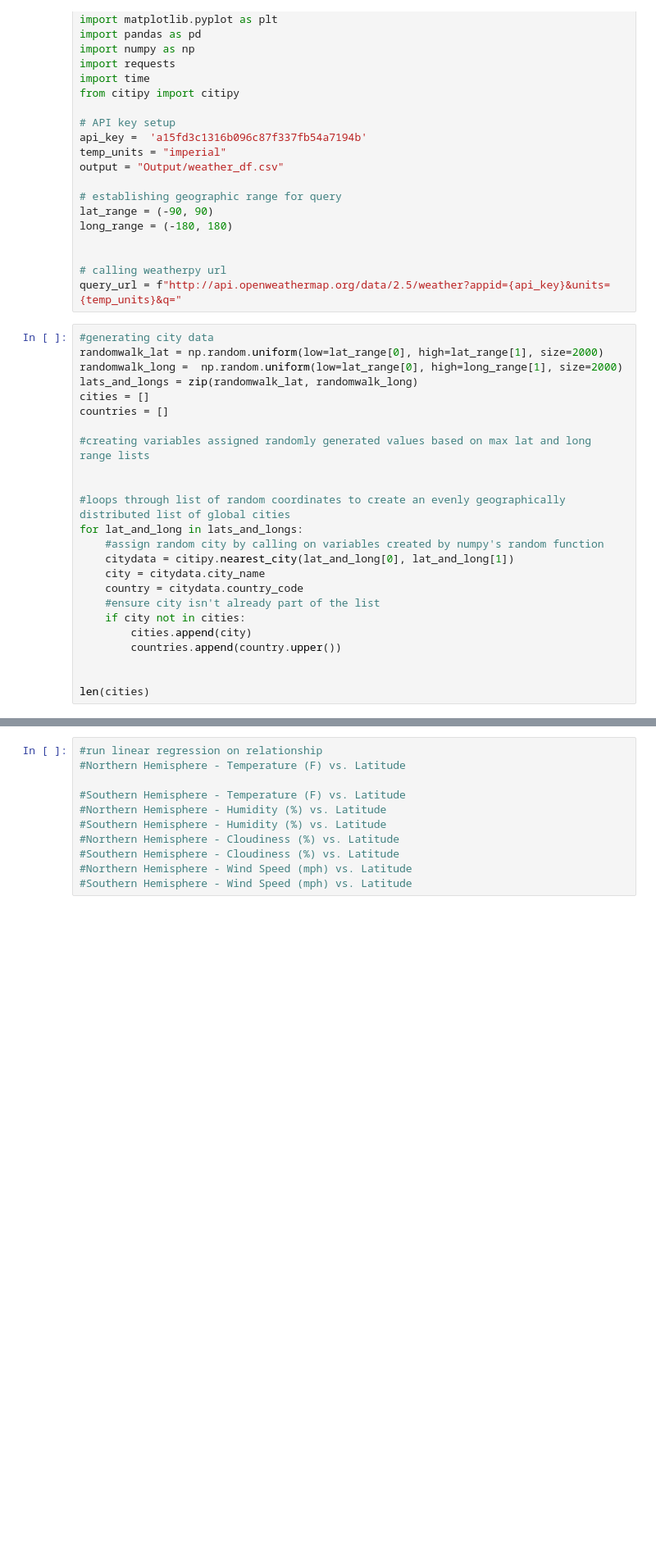
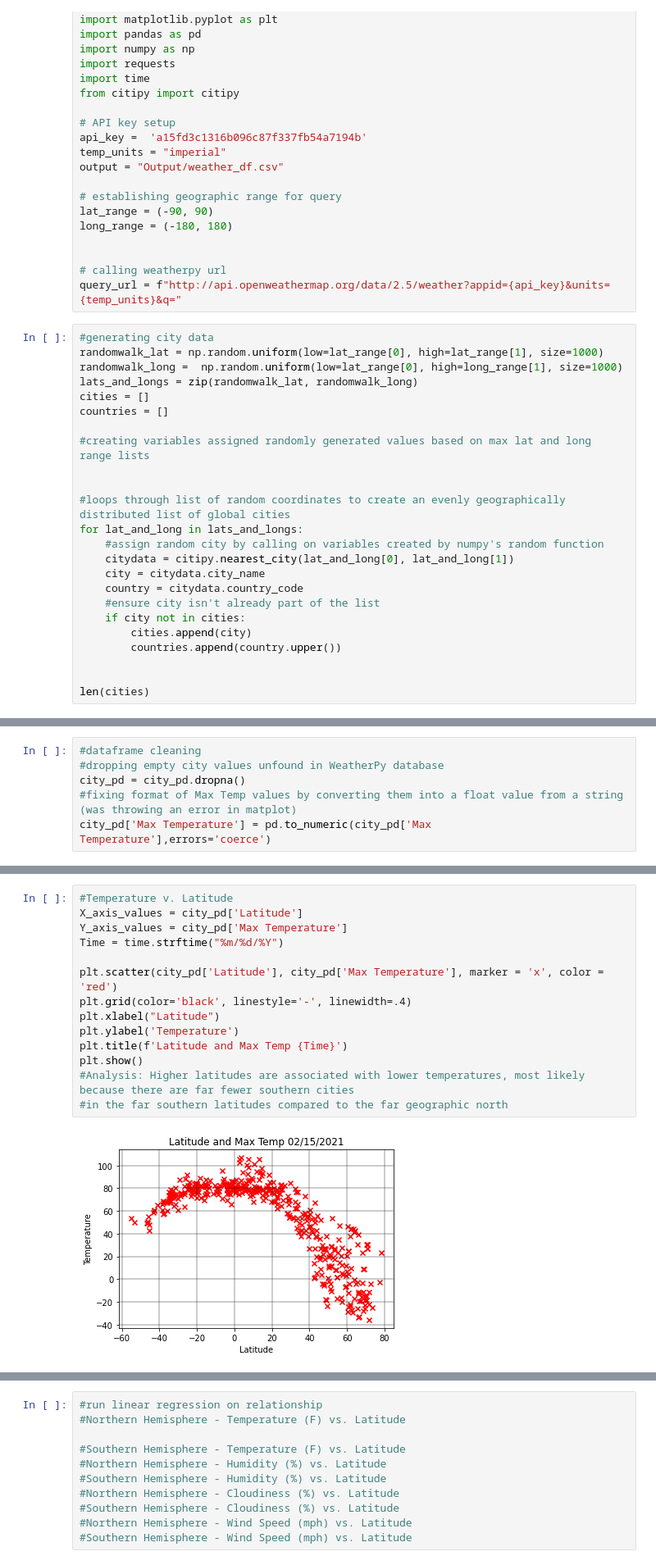
Before and after one commit to drossi1990/06-python-api-challenge, a Jupyter notebook: WeatherPy.ipynb, the cells around one changed output, grey strips where cells are left out. Shown: that part at 82% size. Drawn from its saved outputs; the diff is of its cells as text; blank space fills up the shorter version.

```diff
--- a/WeatherPy.ipynb
+++ b/WeatherPy.ipynb
@@ -23,8 +23,8 @@ long_range = (-180, 180)
 query_url = f"http://api.openweathermap.org/data/2.5/weather?appid={api_key}&units={temp_units}&q="
 # %%
 #generating city data
-randomwalk_lat = np.random.uniform(low=lat_range[0], high=lat_range[1], size=2000)
-randomwalk_long =  np.random.uniform(low=lat_range[0], high=long_range[1], size=2000)
+randomwalk_lat = np.random.uniform(low=lat_range[0], high=lat_range[1], size=1000)
+randomwalk_long =  np.random.uniform(low=lat_range[0], high=long_range[1], size=1000)
 lats_and_longs = zip(randomwalk_lat, randomwalk_long)
 cities = []
 countries = []
@@ -77,0 +133,6 @@ city_pd.head()
+# %%
+#dataframe cleaning
+#dropping empty city values unfound in WeatherPy database
+city_pd = city_pd.dropna()
+#fixing format of Max Temp values by converting them into a float value from a string (was throwing an error in matplot)
+city_pd['Max Temperature'] = pd.to_numeric(city_pd['Max Temperature'],errors='coerce')
@@ -77,0 +142,16 @@ city_pd.head()
+# %%
+#Temperature v. Latitude
+X_axis_values = city_pd['Latitude']
+Y_axis_values = city_pd['Max Temperature']
+Time = time.strftime("%m/%d/%Y")
+
+plt.scatter(city_pd['Latitude'], city_pd['Max Temperature'], marker = 'x', color = 'red')
+plt.grid(color='black', linestyle='-', linewidth=.4)
+plt.xlabel("Latitude")
+plt.ylabel('Temperature')
+plt.title(f'Latitude and Max Temp {Time}')
+plt.show()
+#Analysis: Higher latitudes are associated with lower temperatures, most likely because there are far fewer southern cities
+#in the far southern latitudes compared to the far geographic north
+# %% [output]
+[figure, added]
```
Also changed, not shown: parts of 10 cells of this notebook, 2 other files.
